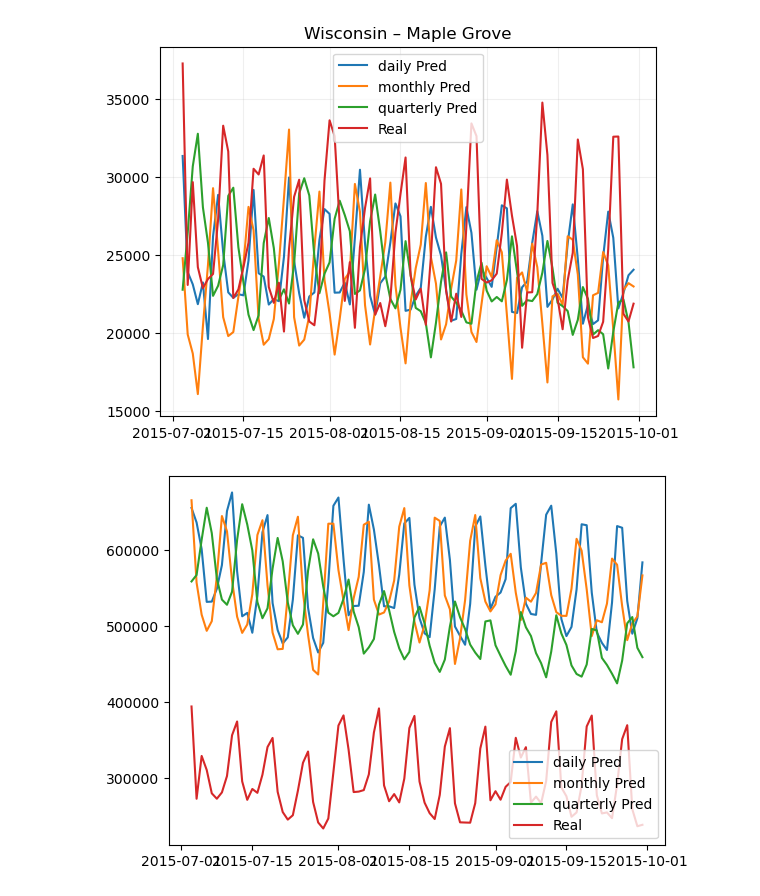
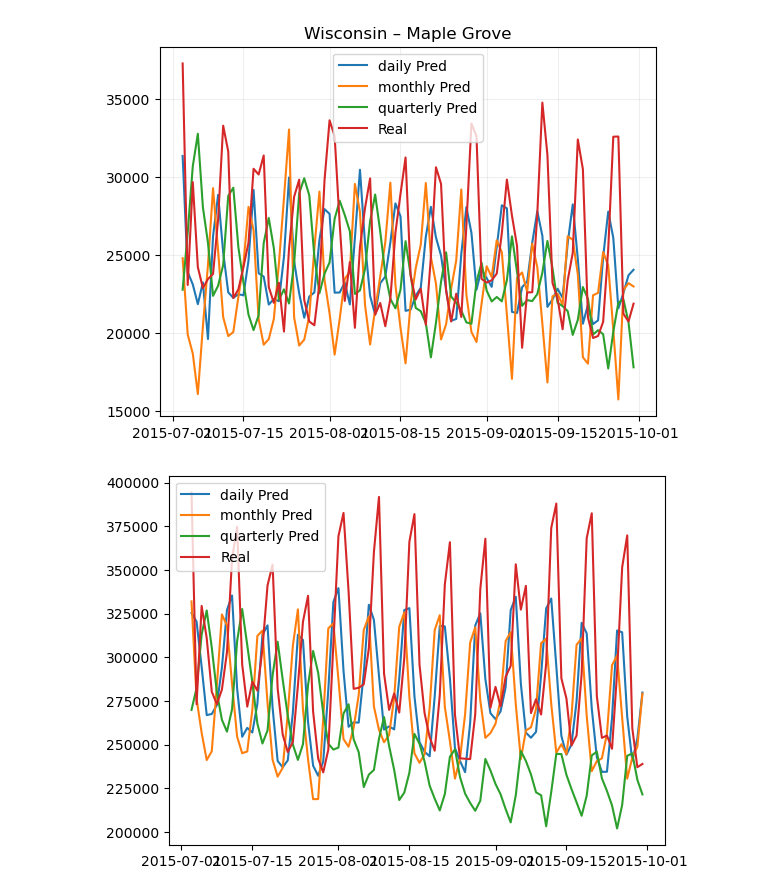
Before and after one commit to davidavivb/AdvancedML_Project, a Jupyter notebook: project.ipynb, the cells around one changed output. Saved outputs shown, nothing was run; the diff lists cells and outputs as text; code cells hidden in the pictures.

Commit message:
fixed final plot aggregating plots

```diff
--- a/project.ipynb
+++ b/project.ipynb
@@ -299,20 +299,20 @@ for store in store_results:
 # %%
 all_preds = {}
 for model_name in ['daily', 'monthly', 'quarterly']:
     combined = (pd.concat([store_results[s][model_name]
-                           for s in store_results])
+                           for s in store_results if s != 'All Stores'])
                   .groupby('date')['pred_revenue']
                   .sum()
                   .reset_index())
     all_preds[model_name] = combined
 
 # all_preds
 train, test_df, date = train_test_split_90(df[df['store_name'] == 'All Stores'])
 
 for period in all_preds:
     plt.plot(all_preds[period]['date'], all_preds[period]['pred_revenue'], label = f'{period} Pred')
 plt.plot(test_df[test_df['store_name']== 'All Stores']['date'], test_df[test_df['store_name']== 'All Stores']['revenue'], label = 'Real')
 plt.legend()
 plt.show()
 # %% [output]
-[figure, old version]
+[figure, new version]
```
